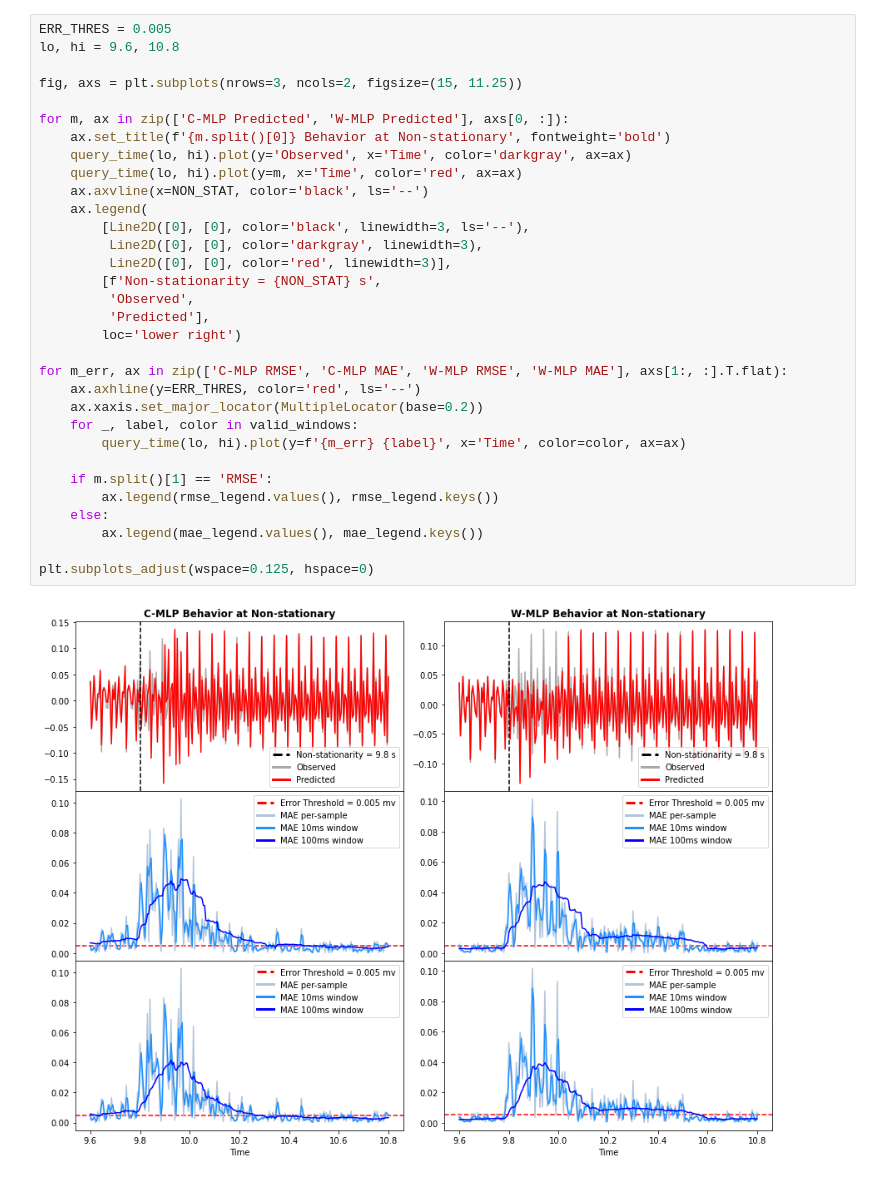
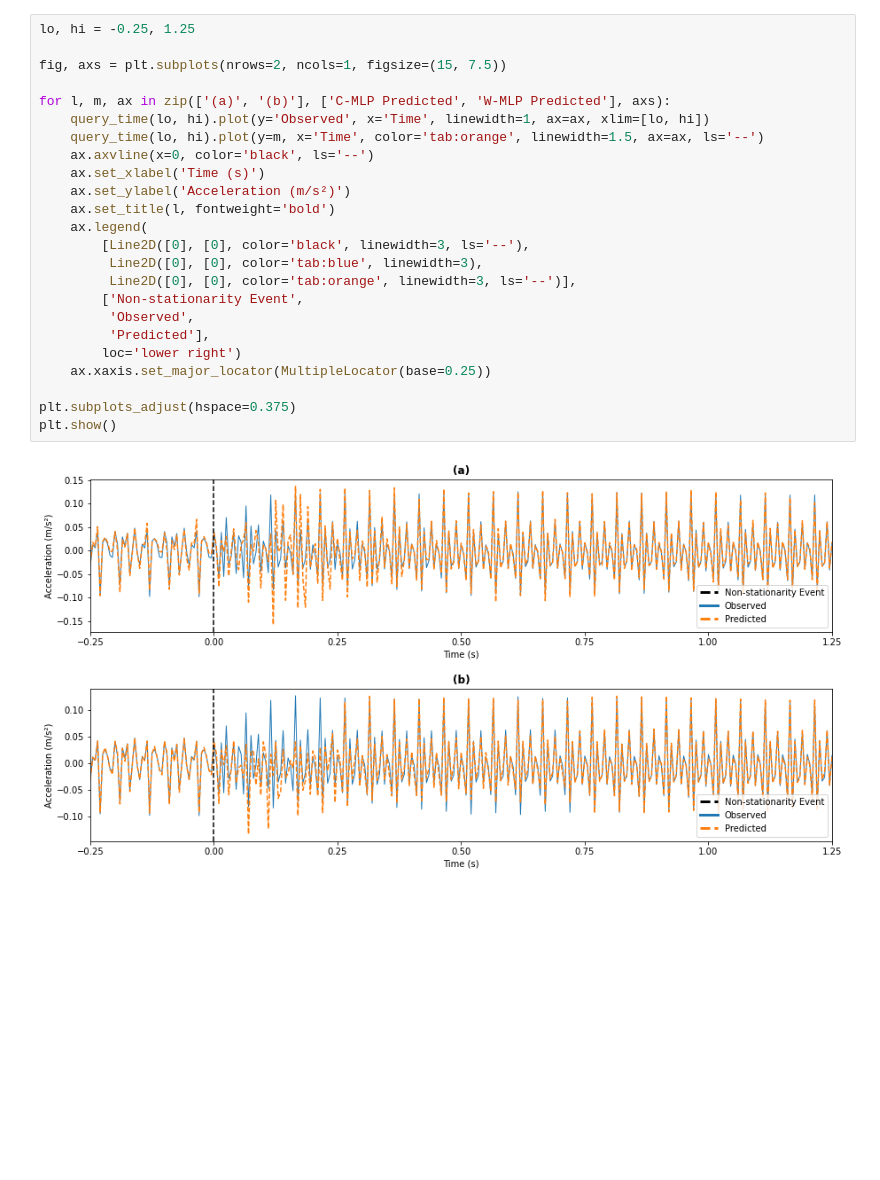
Before and after one commit to singhish/RTML, a Jupyter notebook: plotting/Plotting.ipynb, the cells around one changed output. Cells and saved outputs as stored; diff of their text form; blank space fills up the shorter version.

```diff
--- a/plotting/Plotting.ipynb
+++ b/plotting/Plotting.ipynb
@@ -166,34 +125,26 @@ plt.subplots_adjust(hspace=0.5)
 # %%
-ERR_THRES = 0.005
-lo, hi = 9.6, 10.8
+lo, hi = -0.25, 1.25
 
-fig, axs = plt.subplots(nrows=3, ncols=2, figsize=(15, 11.25))
+fig, axs = plt.subplots(nrows=2, ncols=1, figsize=(15, 7.5))
 
-for m, ax in zip(['C-MLP Predicted', 'W-MLP Predicted'], axs[0, :]):
-    ax.set_title(f'{m.split()[0]} Behavior at Non-stationary', fontweight='bold')
-    query_time(lo, hi).plot(y='Observed', x='Time', color='darkgray', ax=ax)
-    query_time(lo, hi).plot(y=m, x='Time', color='red', ax=ax)
-    ax.axvline(x=NON_STAT, color='black', ls='--')
+for l, m, ax in zip(['(a)', '(b)'], ['C-MLP Predicted', 'W-MLP Predicted'], axs):
+    query_time(lo, hi).plot(y='Observed', x='Time', linewidth=1, ax=ax, xlim=[lo, hi])
+    query_time(lo, hi).plot(y=m, x='Time', color='tab:orange', linewidth=1.5, ax=ax, ls='--')
+    ax.axvline(x=0, color='black', ls='--')
+    ax.set_xlabel('Time (s)')
+    ax.set_ylabel('Acceleration (m/s²)')
+    ax.set_title(l, fontweight='bold')
     ax.legend(
         [Line2D([0], [0], color='black', linewidth=3, ls='--'),
-         Line2D([0], [0], color='darkgray', linewidth=3),
-         Line2D([0], [0], color='red', linewidth=3)],
-        [f'Non-stationarity = {NON_STAT} s',
+         Line2D([0], [0], color='tab:blue', linewidth=3),
+         Line2D([0], [0], color='tab:orange', linewidth=3, ls='--')],
+        ['Non-stationarity Event',
          'Observed',
          'Predicted'],
         loc='lower right')
+    ax.xaxis.set_major_locator(MultipleLocator(base=0.25))
 
-for m_err, ax in zip(['C-MLP RMSE', 'C-MLP MAE', 'W-MLP RMSE', 'W-MLP MAE'], axs[1:, :].T.flat):
-    ax.axhline(y=ERR_THRES, color='red', ls='--')
-    ax.xaxis.set_major_locator(MultipleLocator(base=0.2))
-    for _, label, color in valid_windows:
-        query_time(lo, hi).plot(y=f'{m_err} {label}', x='Time', color=color, ax=ax)
-
-    if m.split()[1] == 'RMSE':
-        ax.legend(rmse_legend.values(), rmse_legend.keys())
-    else:
-        ax.legend(mae_legend.values(), mae_legend.keys())
-
-plt.subplots_adjust(wspace=0.125, hspace=0)
+plt.subplots_adjust(hspace=0.375)
+plt.show()
 # %% [output]
-[figure, old version]
+[figure, new version]
```
Also changed, not shown: parts of 11 cells of this notebook, 11 other files.
